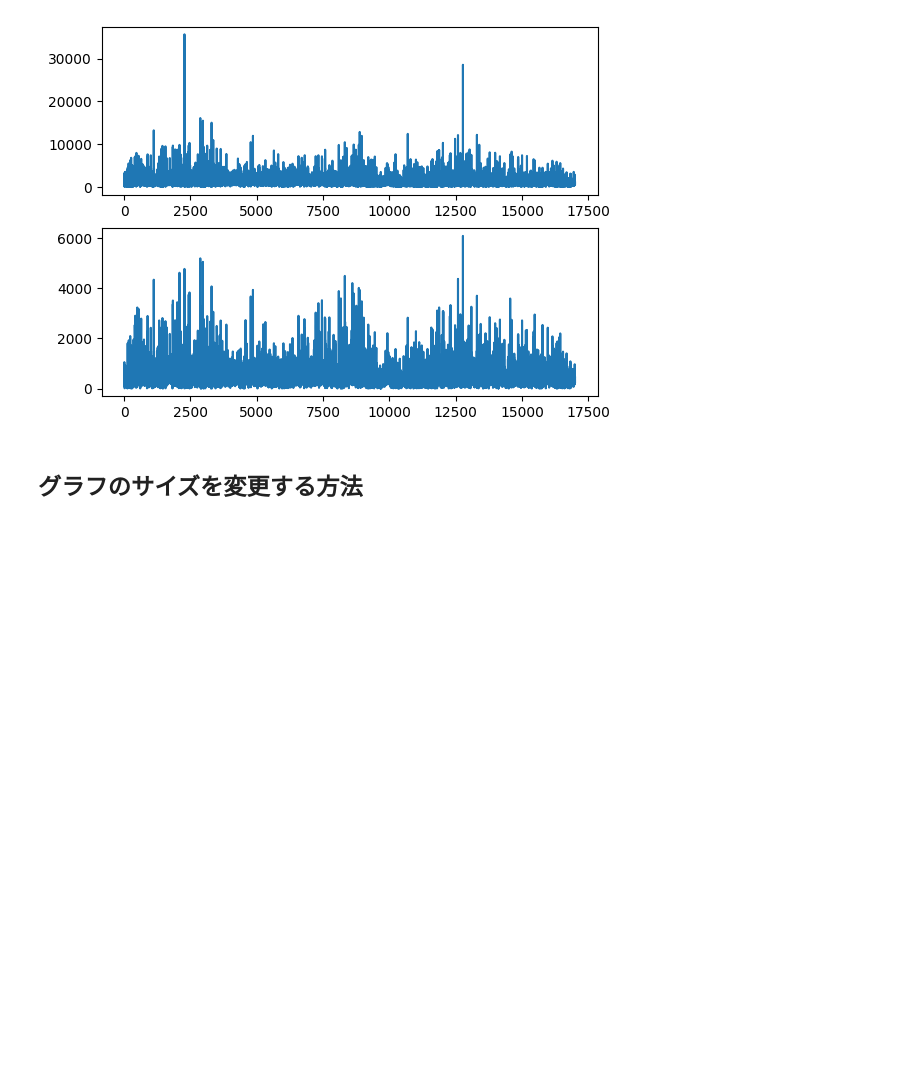
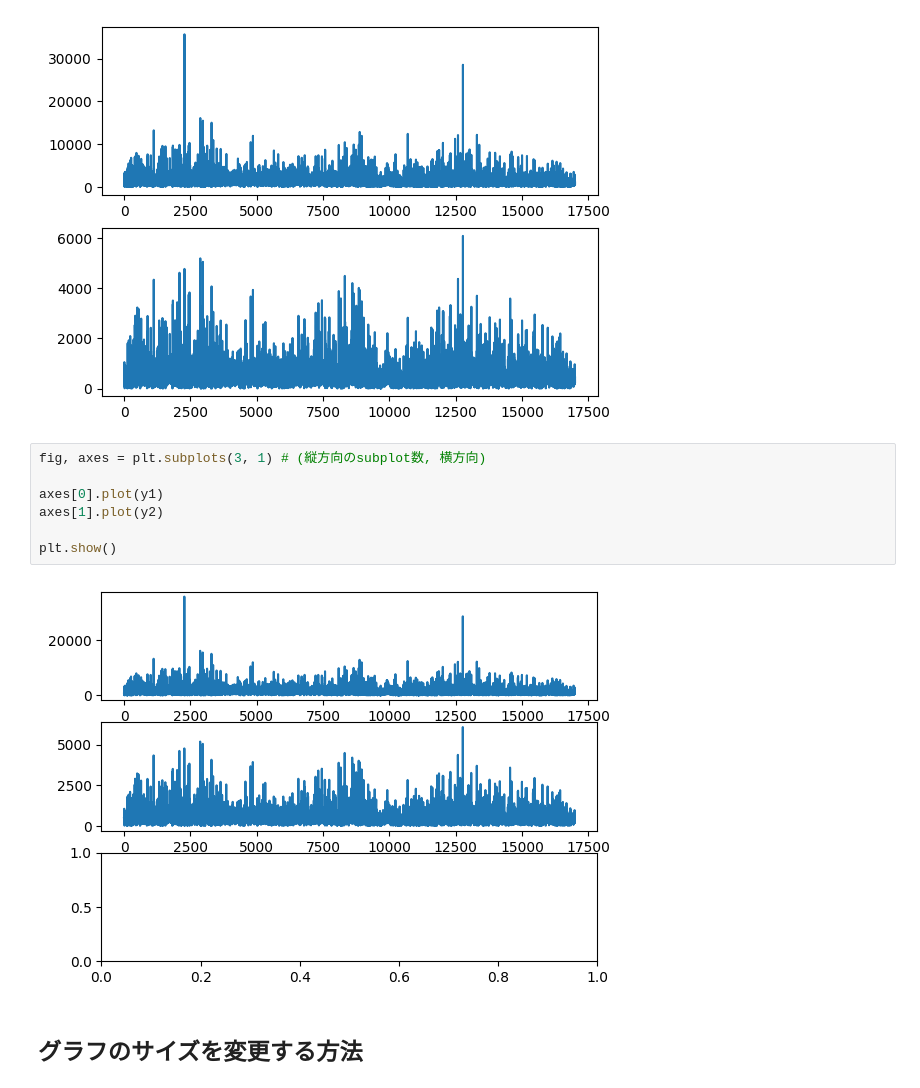
Before and after one commit to misayo334/pythondev, a Jupyter notebook: Python_13_Matplotlibの使い方.ipynb, the cells around one changed output. Saved outputs shown, nothing was run; the diff lists cells and outputs as text; blank space fills up the shorter version.

```diff
--- a/Python_13_Matplotlibの使い方.ipynb
+++ b/Python_13_Matplotlibの使い方.ipynb
@@ -235,6 +237,15 @@ axes[1].plot(y2)
 plt.show()
 # %% [output]
 [figure]
+# %%
+fig, axes = plt.subplots(3, 1) # (縦方向のsubplot数, 横方向)
+
+axes[0].plot(y1)
+axes[1].plot(y2)
+
+plt.show()
+# %% [output]
+[figure, added]
 # %% [markdown]
 ## グラフのサイズを変更する方法
 # %%
```
Also changed, not shown: parts of 2 cells of this notebook, 6 other files.
